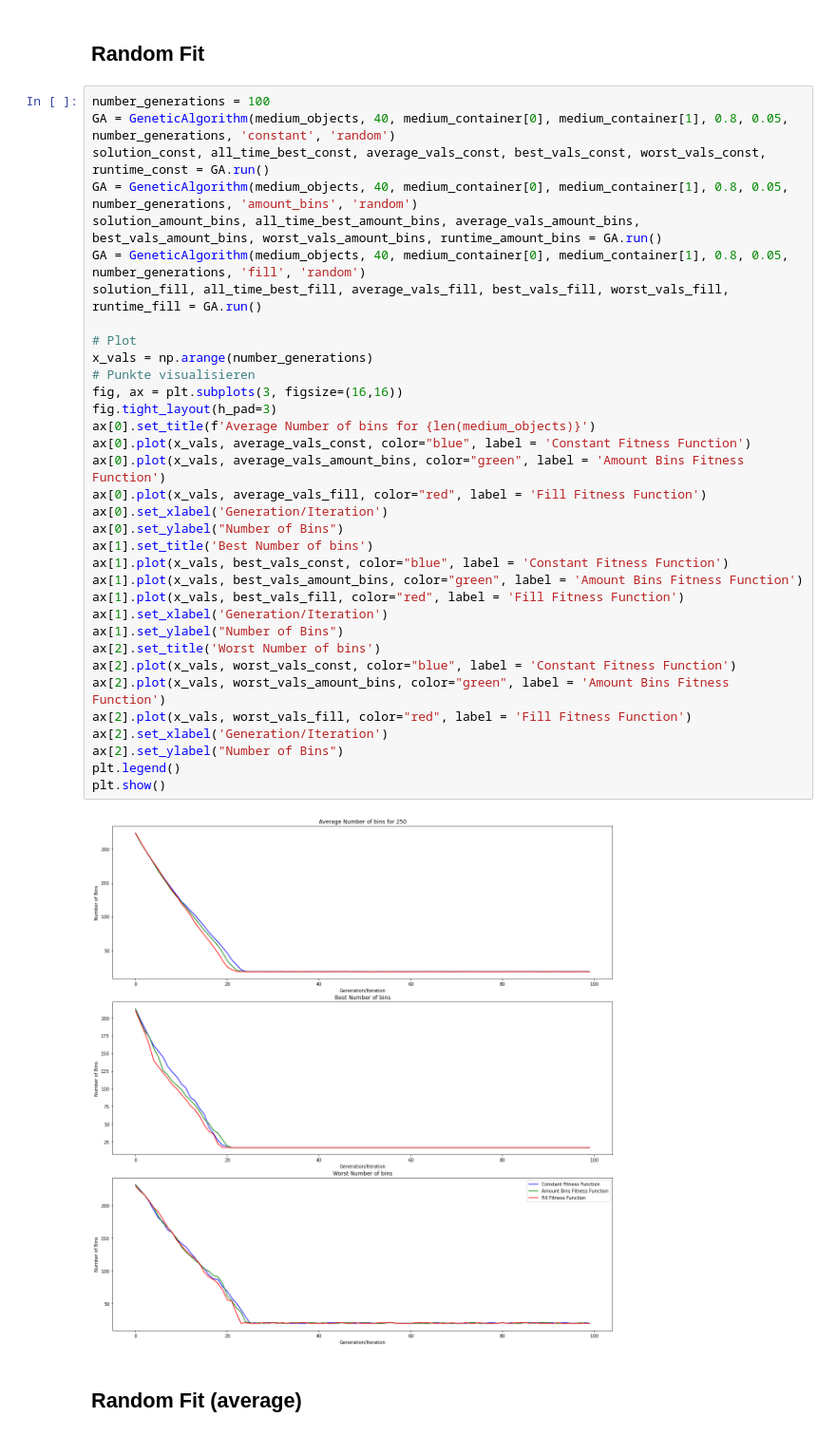
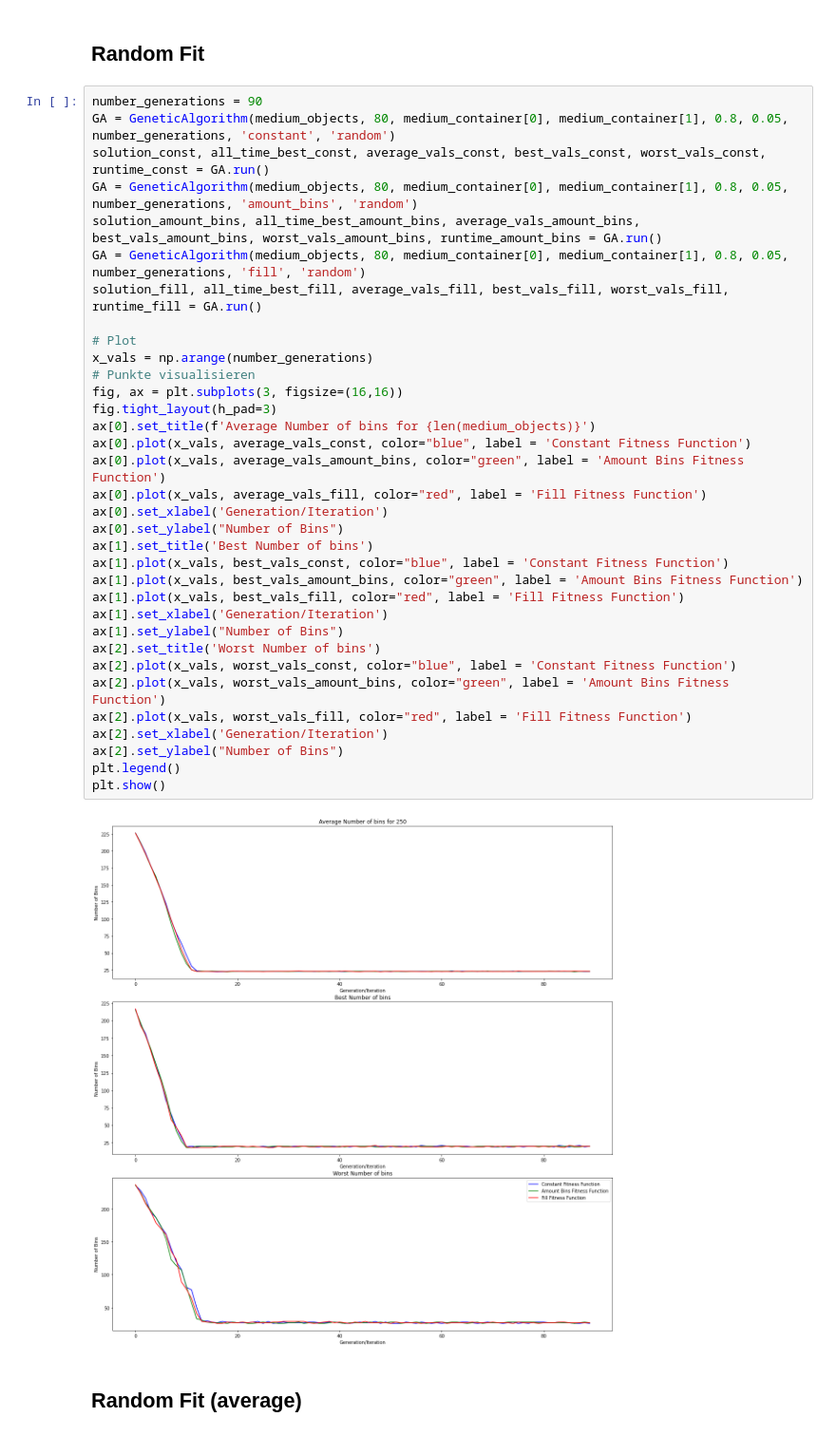
Before and after one commit to schtim/NatureInspiredAlgorithms_Code, a Jupyter notebook: GeneticAlgorithm/TestNotebooks/FitnessFunctionTest.ipynb, the cells around one changed output. Shown: that part at 95% size. Saved outputs shown, nothing was run; the diff lists cells and outputs as text.

```diff
--- a/GeneticAlgorithm/TestNotebooks/FitnessFunctionTest.ipynb
+++ b/GeneticAlgorithm/TestNotebooks/FitnessFunctionTest.ipynb
@@ -195,41 +195,41 @@ plt.show()
 # %% [markdown]
 ## Random Fit
 # %%
-number_generations = 100
-GA = GeneticAlgorithm(medium_objects, 40, medium_container[0], medium_container[1], 0.8, 0.05, number_generations, 'constant', 'random')
+number_generations = 90
+GA = GeneticAlgorithm(medium_objects, 80, medium_container[0], medium_container[1], 0.8, 0.05, number_generations, 'constant', 'random')
 solution_const, all_time_best_const, average_vals_const, best_vals_const, worst_vals_const, runtime_const = GA.run()
-GA = GeneticAlgorithm(medium_objects, 40, medium_container[0], medium_container[1], 0.8, 0.05, number_generations, 'amount_bins', 'random')
+GA = GeneticAlgorithm(medium_objects, 80, medium_container[0], medium_container[1], 0.8, 0.05, number_generations, 'amount_bins', 'random')
 solution_amount_bins, all_time_best_amount_bins, average_vals_amount_bins, best_vals_amount_bins, worst_vals_amount_bins, runtime_amount_bins = GA.run()
-GA = GeneticAlgorithm(medium_objects, 40, medium_container[0], medium_container[1], 0.8, 0.05, number_generations, 'fill', 'random')
+GA = GeneticAlgorithm(medium_objects, 80, medium_container[0], medium_container[1], 0.8, 0.05, number_generations, 'fill', 'random')
 solution_fill, all_time_best_fill, average_vals_fill, best_vals_fill, worst_vals_fill, runtime_fill = GA.run()
 
 # Plot
 x_vals = np.arange(number_generations)
 # Punkte visualisieren
 fig, ax = plt.subplots(3, figsize=(16,16))
 fig.tight_layout(h_pad=3)
 ax[0].set_title(f'Average Number of bins for {len(medium_objects)}')
 ax[0].plot(x_vals, average_vals_const, color="blue", label = 'Constant Fitness Function')
 ax[0].plot(x_vals, average_vals_amount_bins, color="green", label = 'Amount Bins Fitness Function')
 ax[0].plot(x_vals, average_vals_fill, color="red", label = 'Fill Fitness Function')
 ax[0].set_xlabel('Generation/Iteration')
 ax[0].set_ylabel("Number of Bins")
 ax[1].set_title('Best Number of bins')
 ax[1].plot(x_vals, best_vals_const, color="blue", label = 'Constant Fitness Function')
 ax[1].plot(x_vals, best_vals_amount_bins, color="green", label = 'Amount Bins Fitness Function')
 ax[1].plot(x_vals, best_vals_fill, color="red", label = 'Fill Fitness Function')
 ax[1].set_xlabel('Generation/Iteration')
 ax[1].set_ylabel("Number of Bins")
 ax[2].set_title('Worst Number of bins')
 ax[2].plot(x_vals, worst_vals_const, color="blue", label = 'Constant Fitness Function')
 ax[2].plot(x_vals, worst_vals_amount_bins, color="green", label = 'Amount Bins Fitness Function')
 ax[2].plot(x_vals, worst_vals_fill, color="red", label = 'Fill Fitness Function')
 ax[2].set_xlabel('Generation/Iteration')
 ax[2].set_ylabel("Number of Bins")
 plt.legend()
 plt.show()
 # %% [output]
-[figure, old version]
+[figure, new version]
 # %% [markdown]
 ## Random Fit (average)
 # %%
```
Also changed, not shown: parts of 11 cells of this notebook, 6 other files.
